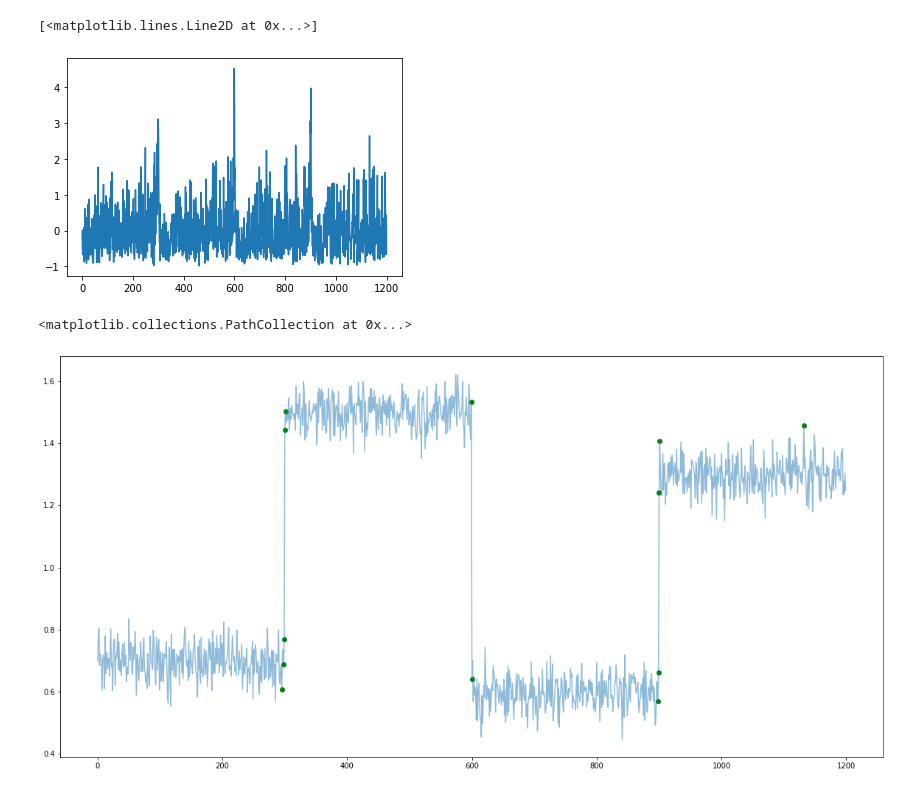
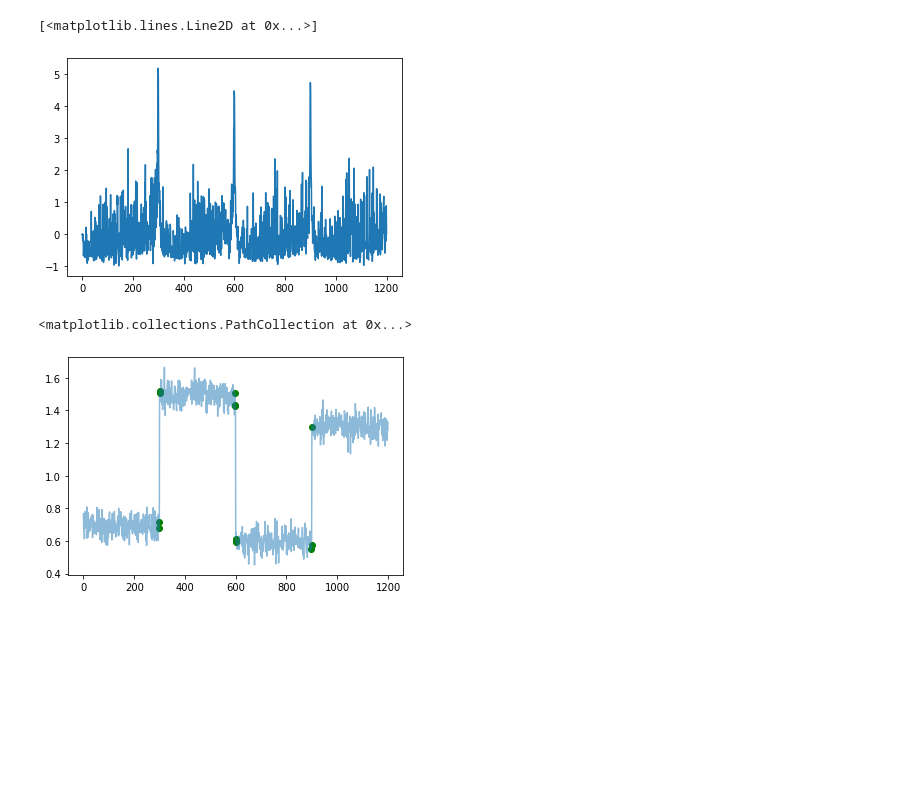
Before and after one commit to y-bar/ml-based-anomaly-detection, a Jupyter notebook: notebook/example-01.ipynb, the cells around one changed output. Cells and saved outputs as stored; diff of their text form; code cells hidden in the pictures; blank space fills up the shorter version.

```diff
--- a/notebook/example-01.ipynb
+++ b/notebook/example-01.ipynb
@@ -18,23 +18,23 @@ import sr
 # %%
-amp_window_size=3
+# less than period
+amp_window_size=24
 # (maybe) as same as period
-series_window_size=10
+series_window_size=24
 # a number enough larger than period
-score_window_size=50
+score_window_size=100
 # %%
-spec = sr.SpectralResidual(amp_window_size, series_window_size, score_window_size)
+spec = anom.Silency(amp_window_size, series_window_size, score_window_size)
 # %%
 score = spec.generate_anomaly_score(test_signal)
 plt.plot(score)
 # %% [output]
 [<matplotlib.lines.Line2D at 0x...>]
-[figure, old version]
+[figure, new version]
 # %%
 # Plot data with estimated anomalous points
-fig = plt.subplots(figsize = [20, 10])
 plt.plot(test_signal, alpha=0.5, label="observation")
 index_changes = np.where(score > np.percentile(score, 99))[0]
 plt.scatter(index_changes, test_signal[index_changes], c='green', label="change point")
 # %% [output]
 <matplotlib.collections.PathCollection at 0x...>
-[figure, old version]
+[figure, new version]
```
Also changed, not shown: parts of 3 cells of this notebook, 7 other files.
